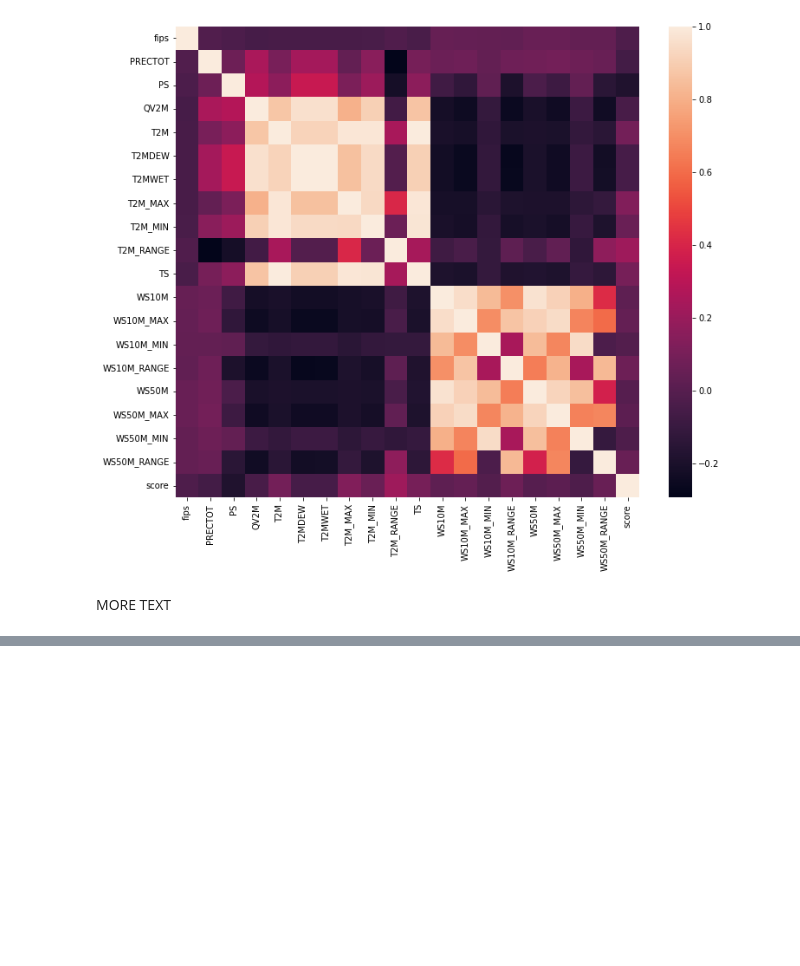
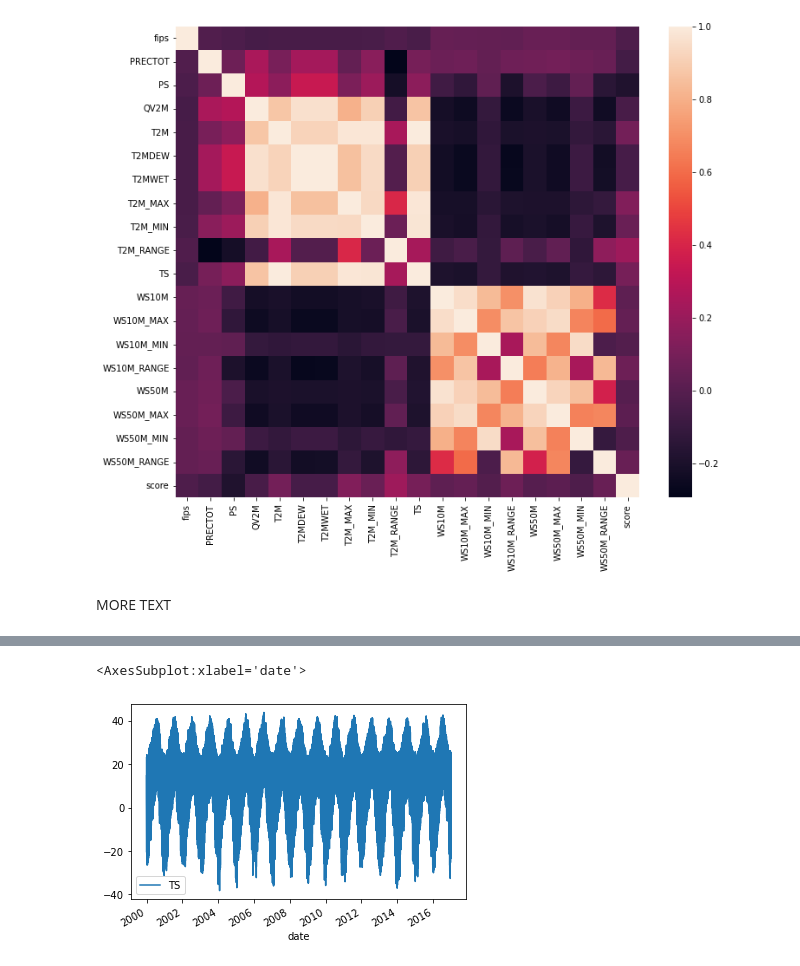
Before and after one commit to ChadDelany/drought_prediction, a Jupyter notebook: Notebooks/02_ExploratoryDataAnalysis.ipynb, the cells around one changed output, grey strips where cells are left out. Drawn from its saved outputs; the diff is of its cells as text; code cells hidden in the pictures; blank space fills up the shorter version.

```diff
--- a/Notebooks/02_ExploratoryDataAnalysis.ipynb
+++ b/Notebooks/02_ExploratoryDataAnalysis.ipynb
@@ -16,10 +16,11 @@ from sklearn.preprocessing import scale
 MORE TEXT
 # %%
 # Local location of the data
-local_data = 'D:\\Data_Science\\DroughtProject\\Data\\'
+# local_data = 'D:\\Data_Science\\DroughtProject\\Data\\' # Location on Windows
+local_data = '/home/chad/Data/Drought_Prediction/' # Location on Linux
 
 # The data is split into four csv files.
-# Load all four files
+# Load the training set and the soil variables.
 soil_set = pd.read_csv(local_data + 'soil_data.csv')
 train_set = pd.read_csv(local_data + 'train_timeseries.csv')
 # %%
@@ -90,3 +91,7 @@ sns.heatmap(train_set.corr());
 [figure]
 # %% [markdown]
 MORE TEXT
+# %%
+# Convert date object to datetime in order to plot timeseries.
+train_set['date'] =  pd.to_datetime(train_set['date'])
+train_set.info()
@@ -92,0 +116,5 @@ MORE TEXT
+# %%
+train_set.plot(x='date', y='TS')
+# %% [output]
+<AxesSubplot:xlabel='date'>
+[figure, added]
```
Also changed, not shown: parts of 1 cell of this notebook, 1 other file.
